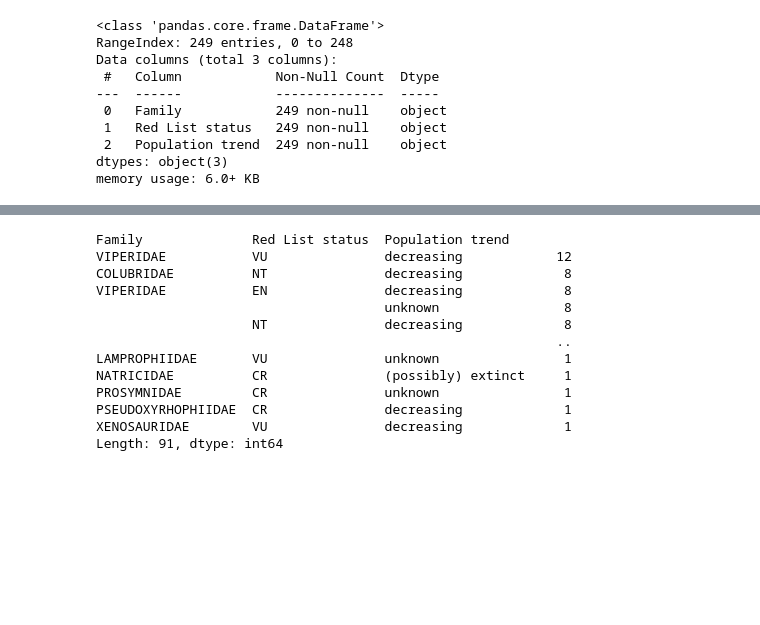
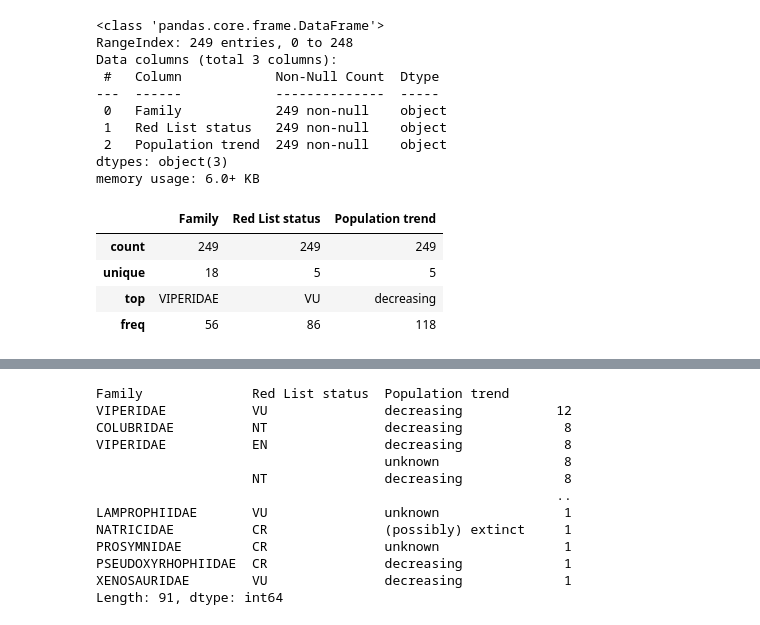
Before and after one commit to AlexaS17/snake_conservation_status, a Jupyter notebook: Data_Exploration.ipynb, the cells around one changed output, grey strips where cells are left out. Saved outputs shown, nothing was run; the diff lists cells and outputs as text; code cells hidden in the pictures; blank space fills up the shorter version.

```diff
--- a/Data_Exploration.ipynb
+++ b/Data_Exploration.ipynb
@@ -98,3 +98,11 @@ Data columns (total 3 columns):
  2   Population trend  249 non-null    object
 dtypes: object(3)
 memory usage: 6.0+ KB
+# %%
+families.describe()
+# %% [output]
+|  | Family | Red List status | Population trend |
+| count | 249 | 249 | 249 |
+| unique | 18 | 5 | 5 |
+| top | VIPERIDAE | VU | decreasing |
+| freq | 56 | 86 | 118 |
```
Also changed, not shown: parts of 19 cells of this notebook.
